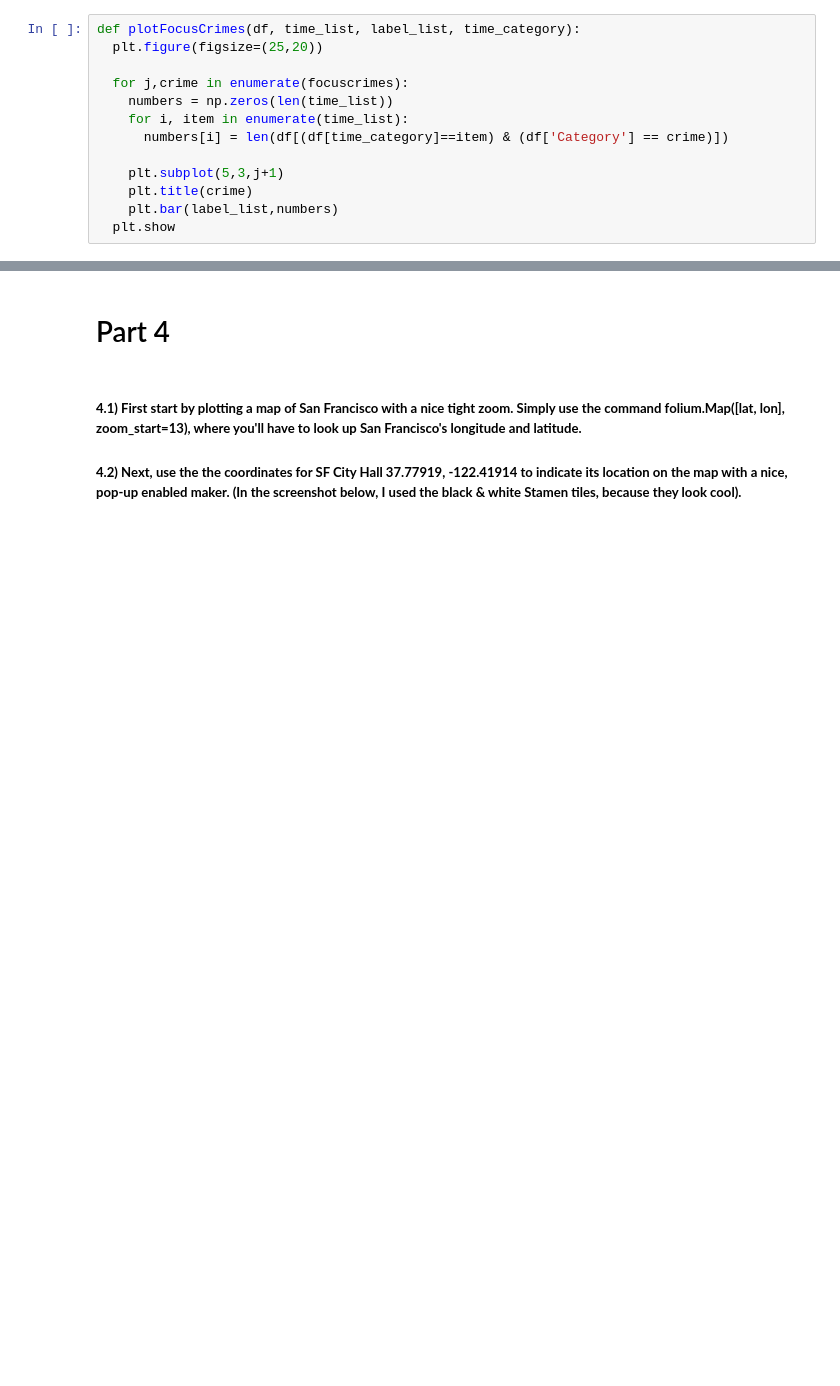
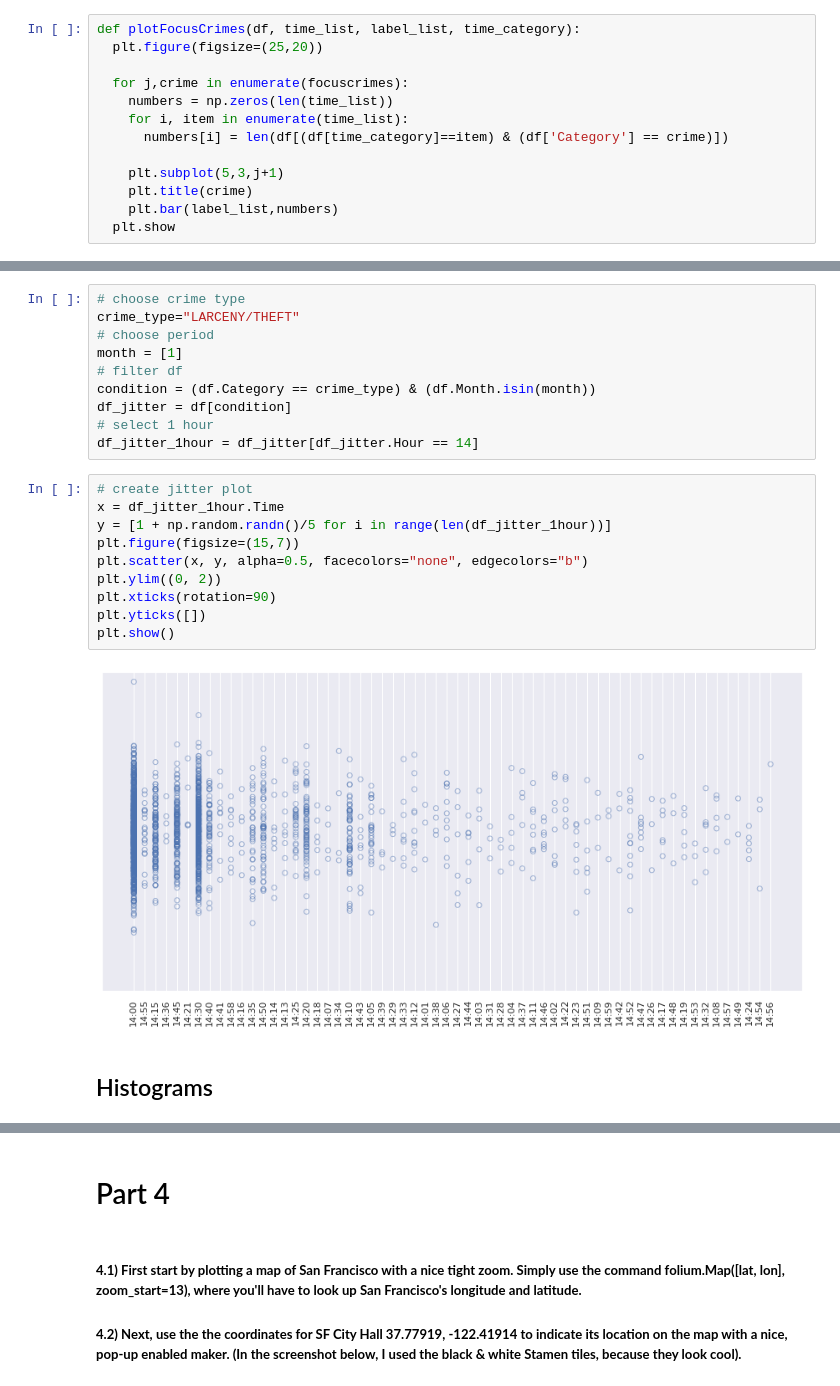
Before and after one commit to evangstav/SocialDataAnalysis2021, a Jupyter notebook: assignment1_asger_draft.ipynb, the cells around one changed output, grey strips where cells are left out. Saved outputs shown, nothing was run; the diff lists cells and outputs as text; blank space fills up the shorter version.

```diff
--- a/assignment1_asger_draft.ipynb
+++ b/assignment1_asger_draft.ipynb
@@ -94,0 +155,24 @@ NameError: ignored
+# %%
+# choose crime type
+crime_type="LARCENY/THEFT"
+# choose period
+month = [1]
+# filter df
+condition = (df.Category == crime_type) & (df.Month.isin(month))
+df_jitter = df[condition]
+# select 1 hour
+df_jitter_1hour = df_jitter[df_jitter.Hour == 14]
+# %%
+# create jitter plot
+x = df_jitter_1hour.Time
+y = [1 + np.random.randn()/5 for i in range(len(df_jitter_1hour))]
+plt.figure(figsize=(15,7))
+plt.scatter(x, y, alpha=0.5, facecolors="none", edgecolors="b")
+plt.ylim((0, 2))
+plt.xticks(rotation=90)
+plt.yticks([])
+plt.show()
+# %% [output]
+[figure, added]
+# %% [markdown]
+## Histograms
```
Also changed, not shown: parts of 56 cells of this notebook.
